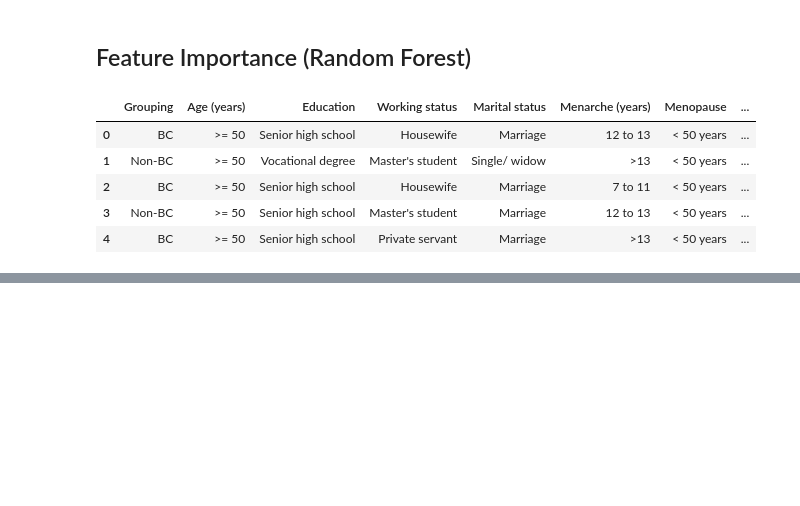
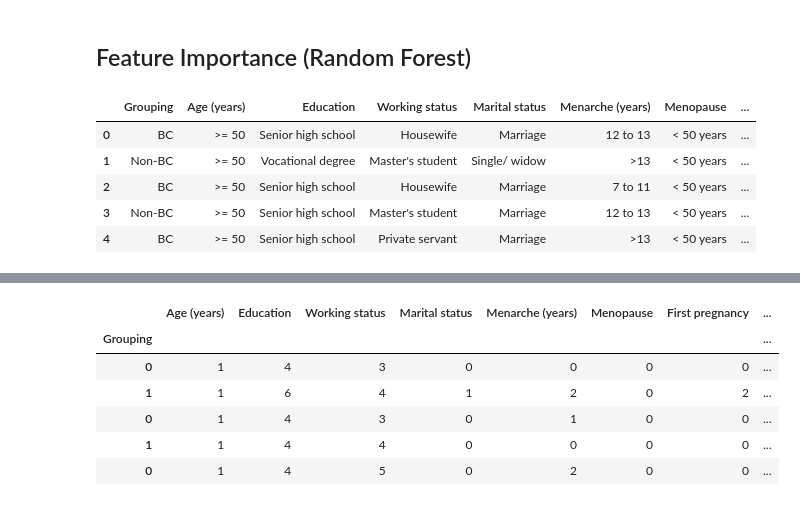
Before and after one commit to rudyhendrawn/gemastik24-data-mining, a Jupyter notebook: eda-feature-selection.ipynb, the cells around one changed output, grey strips where cells are left out. Drawn from its saved outputs; the diff is of its cells as text; code cells hidden in the pictures; blank space fills up the shorter version.

```diff
--- a/eda-feature-selection.ipynb
+++ b/eda-feature-selection.ipynb
@@ -238,0 +244,10 @@ print(df.head())
+# %%
+df.head()
+# %% [output]
+|  | Age (years) | Education | Working status | Marital status | Menarche (years) | Menopause | First pregnancy | ... |
+| Grouping |  |  |  |  |  |  |  | ... |
+| 0 | 1 | 4 | 3 | 0 | 0 | 0 | 0 | ... |
+| 1 | 1 | 6 | 4 | 1 | 2 | 0 | 2 | ... |
+| 0 | 1 | 4 | 3 | 0 | 1 | 0 | 0 | ... |
+| 1 | 1 | 4 | 4 | 0 | 0 | 0 | 0 | ... |
+| 0 | 1 | 4 | 5 | 0 | 2 | 0 | 0 | ... |
```
Also changed, not shown: parts of 2 cells of this notebook.
